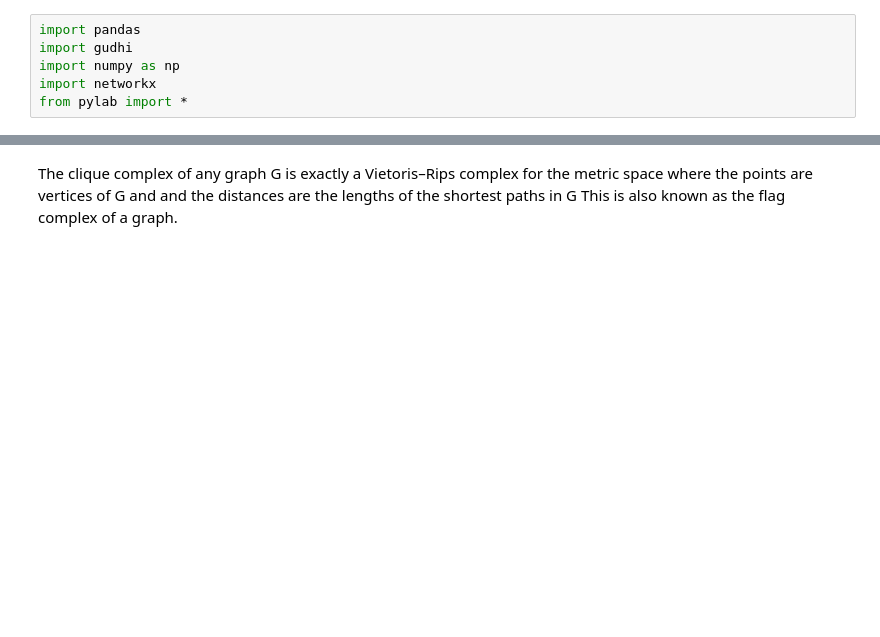
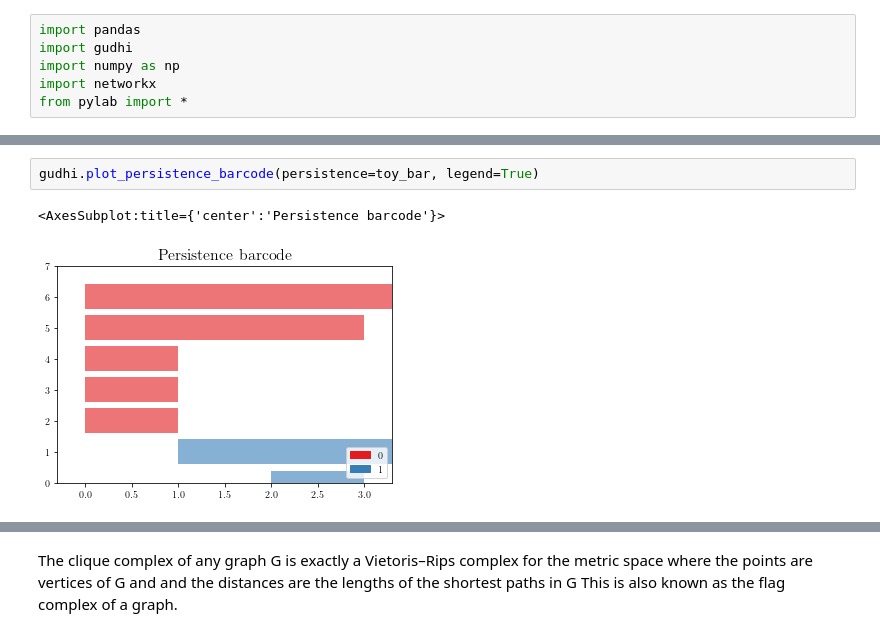
Before and after one commit to ben300694/jupyter-TDA, a Jupyter notebook: persistent_homology_15_min_intro.ipynb, the cells around one changed output, grey strips where cells are left out. Cells and saved outputs as stored; diff of their text form; blank space fills up the shorter version.

```diff
--- a/persistent_homology_15_min_intro.ipynb
+++ b/persistent_homology_15_min_intro.ipynb
@@ -80,3 +106,8 @@ NameError: name 'toy_st' is not defined
+# %%
+gudhi.plot_persistence_barcode(persistence=toy_bar, legend=True)
+# %% [output]
+<AxesSubplot:title={'center':'Persistence barcode'}>
+[figure, added]
 # %% [markdown]
 ## Persistent homology applied to "real data": Clique complex of a graph
 
```
Also changed, not shown: parts of 15 cells of this notebook.
